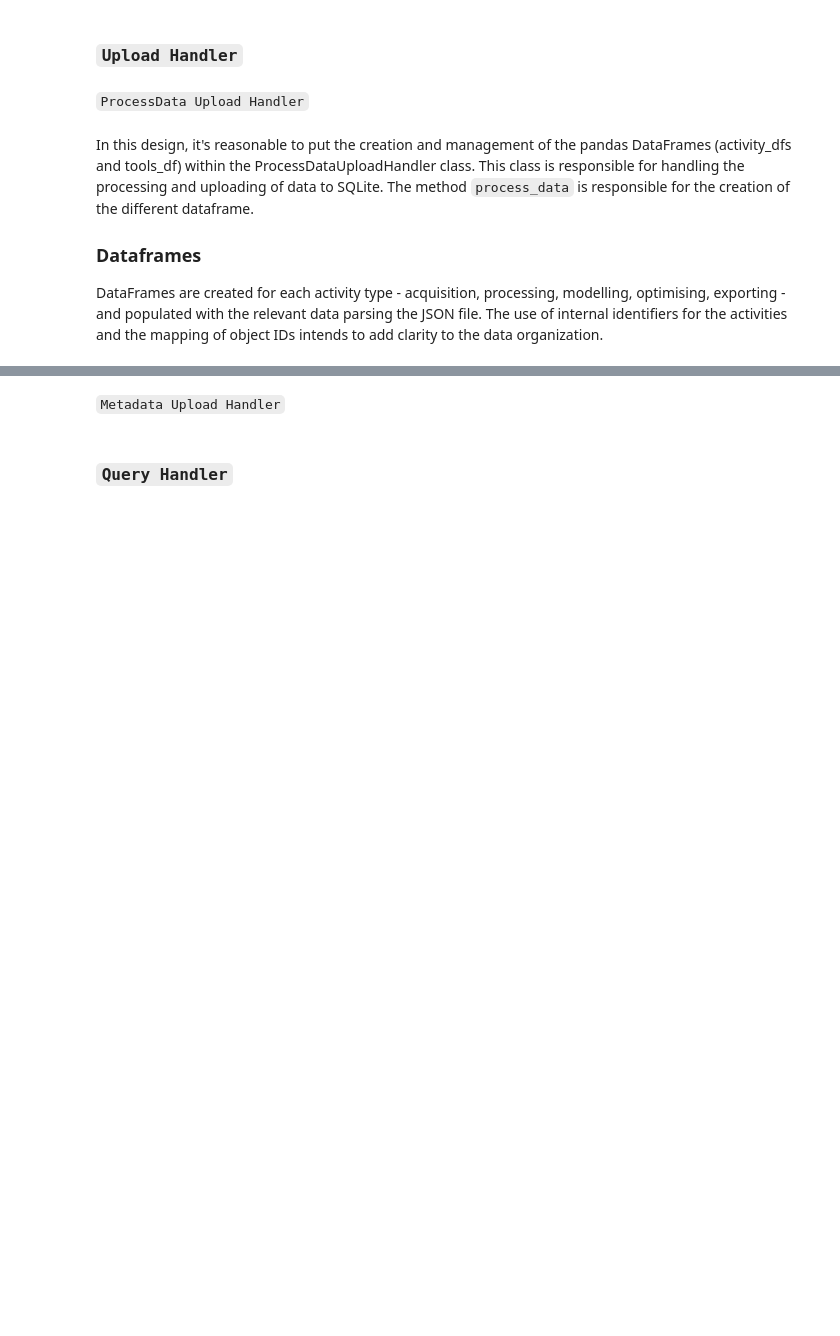
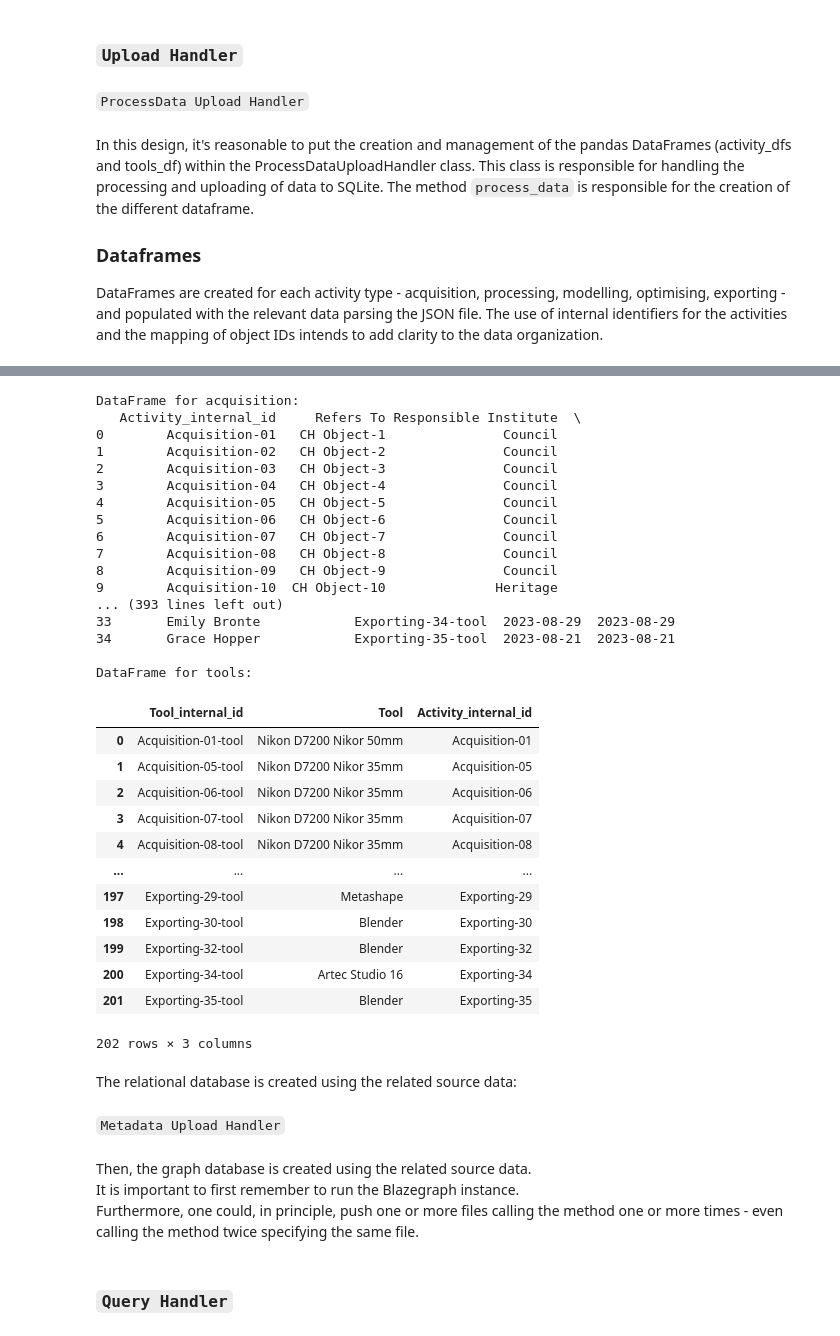
Before and after one commit to comp-management-data-project/DataScience-DHDK-gp24, a Jupyter notebook: presentation.ipynb, the cells around one changed output, grey strips where cells are left out. Saved outputs shown, nothing was run; the diff lists cells and outputs as text; code cells hidden in the pictures; blank space fills up the shorter version.

Commit message:
corrected QueryHandler class, corrected process_data method in ProcessDataUploadHandler, updated Presentation

```diff
--- a/presentation.ipynb
+++ b/presentation.ipynb
@@ -235,0 +156,51 @@ merged_df
+# %%
+from upload import *
+
+upload_handler = ProcessDataUploadHandler(db_name="path_to_your_database.db")
+
+# Step 4: Load JSON data and process it
+json_file_path = os.path.join("resources", "process.json")
+activity_dfs, tools_df = upload_handler.process_data(json_file_path)
+
+# Step 5: Print the dataframes
+for activity_type, activity_df in activity_dfs.items():
+    print(f"DataFrame for {activity_type}:")
+    print(activity_df)
+
+print()  # Add an empty line for better readability
+
+print("DataFrame for tools:")
+tools_df
+# %% [output]
+DataFrame for acquisition:
+   Activity_internal_id     Refers To Responsible Institute  \
+0        Acquisition-01   CH Object-1               Council
+1        Acquisition-02   CH Object-2               Council
+2        Acquisition-03   CH Object-3               Council
+3        Acquisition-04   CH Object-4               Council
+4        Acquisition-05   CH Object-5               Council
+5        Acquisition-06   CH Object-6               Council
+6        Acquisition-07   CH Object-7               Council
+7        Acquisition-08   CH Object-8               Council
+8        Acquisition-09   CH Object-9               Council
+9        Acquisition-10  CH Object-10              Heritage
+... (393 lines left out)
+33       Emily Bronte            Exporting-34-tool  2023-08-29  2023-08-29
+34       Grace Hopper            Exporting-35-tool  2023-08-21  2023-08-21
+
+DataFrame for tools:
+|  | Tool_internal_id | Tool | Activity_internal_id |
+| 0 | Acquisition-01-tool | Nikon D7200 Nikor 50mm | Acquisition-01 |
+| 1 | Acquisition-05-tool | Nikon D7200 Nikor 35mm | Acquisition-05 |
+| 2 | Acquisition-06-tool | Nikon D7200 Nikor 35mm | Acquisition-06 |
+| 3 | Acquisition-07-tool | Nikon D7200 Nikor 35mm | Acquisition-07 |
+| 4 | Acquisition-08-tool | Nikon D7200 Nikor 35mm | Acquisition-08 |
+| ... | ... | ... | ... |
+| 197 | Exporting-29-tool | Metashape | Exporting-29 |
+| 198 | Exporting-30-tool | Blender | Exporting-30 |
+| 199 | Exporting-32-tool | Blender | Exporting-32 |
+| 200 | Exporting-34-tool | Artec Studio 16 | Exporting-34 |
+| 201 | Exporting-35-tool | Blender | Exporting-35 |
+202 rows × 3 columns
+# %% [markdown]
+The relational database is created using the related source data:
@@ -236,2 +220,7 @@ merged_df
 # %% [markdown]
 `Metadata Upload Handler`
+# %% [markdown]
+
+Then, the graph database is created using the related source data.<br>
+It is important to first remember to run the Blazegraph instance.<br>
+Furthermore, one could, in principle, push one or more files calling the method one or more times - even calling the method twice specifying the same file.
```
Also changed, not shown: parts of 25 cells of this notebook, 3 other files.
